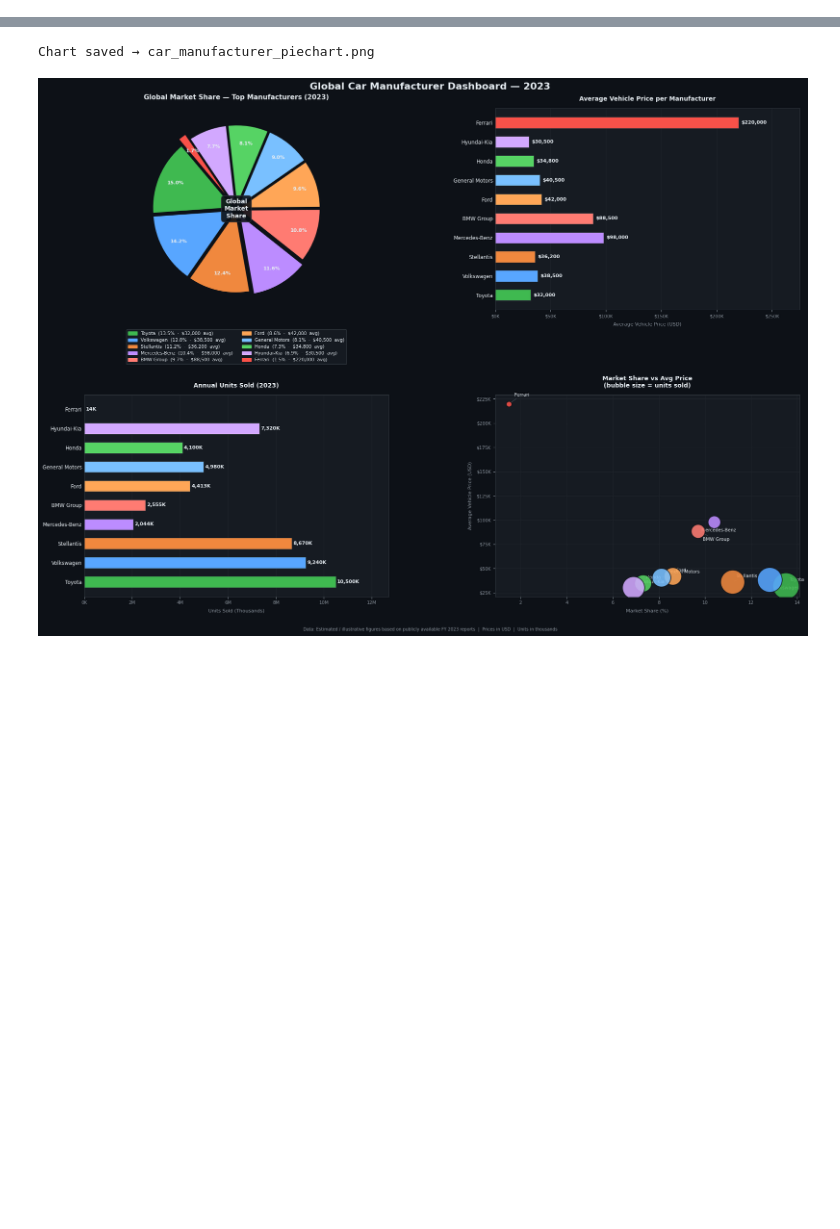
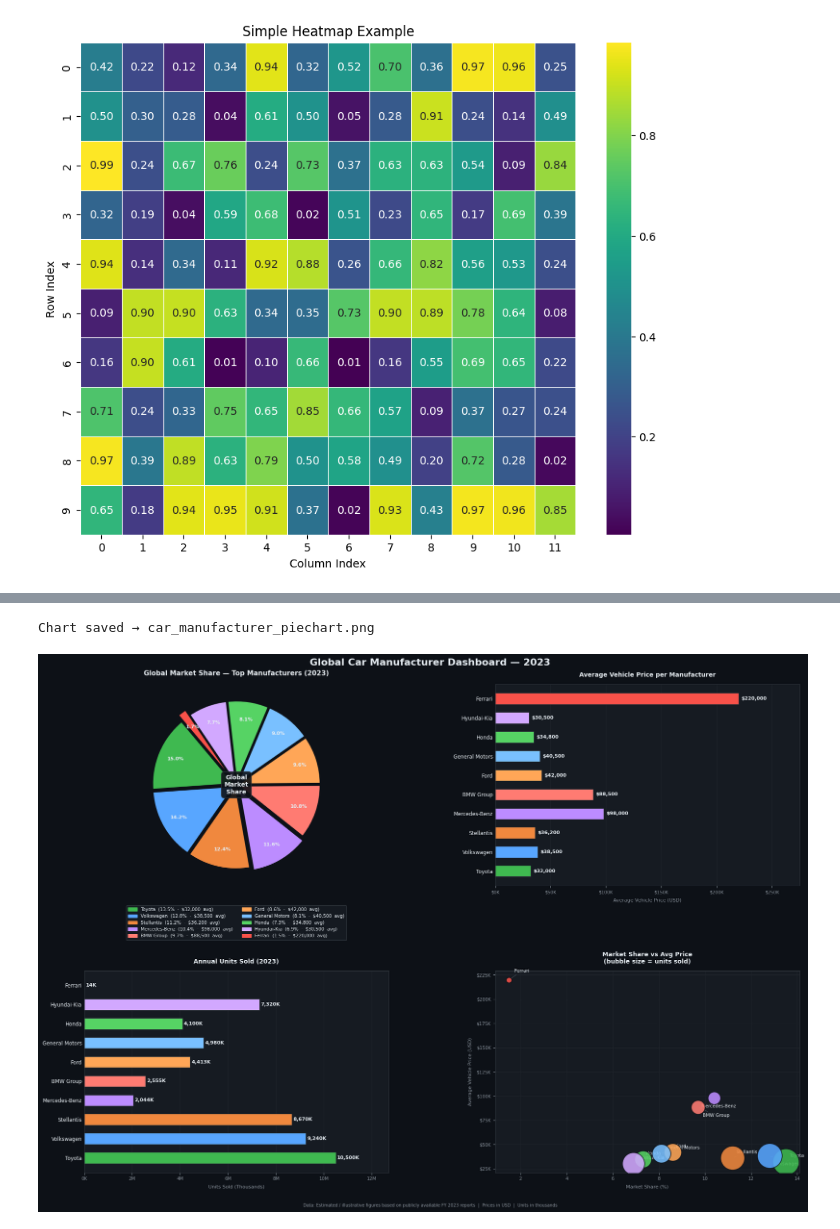
Before and after one commit to theavishekverma/agentic-AI-training, a Jupyter notebook: Jupyter/matplotlib_prog.ipynb, the cells around one changed output, grey strips where cells are left out. Saved outputs shown, nothing was run; the diff lists cells and outputs as text; code cells hidden in the pictures; blank space fills up the shorter version.

```diff
--- a/Jupyter/matplotlib_prog.ipynb
+++ b/Jupyter/matplotlib_prog.ipynb
@@ -0,0 +33,20 @@
+# %%
+import matplotlib.pyplot as plt
+import seaborn as sns
+import numpy as np
+
+# Generate some random data for the heatmap
+data = np.random.rand(10, 12) # 10 rows, 12 columns
+
+# Create the heatmap
+plt.figure(figsize=(10, 8))
+sns.heatmap(data, annot=True, cmap='viridis', fmt=".2f", linewidths=.5)
+
+# Add labels and title
+plt.title('Simple Heatmap Example')
+plt.xlabel('Column Index')
+plt.ylabel('Row Index')
+
+plt.show()
+# %% [output]
+[figure, added]
```
Also changed, not shown: parts of 2 cells of this notebook.
